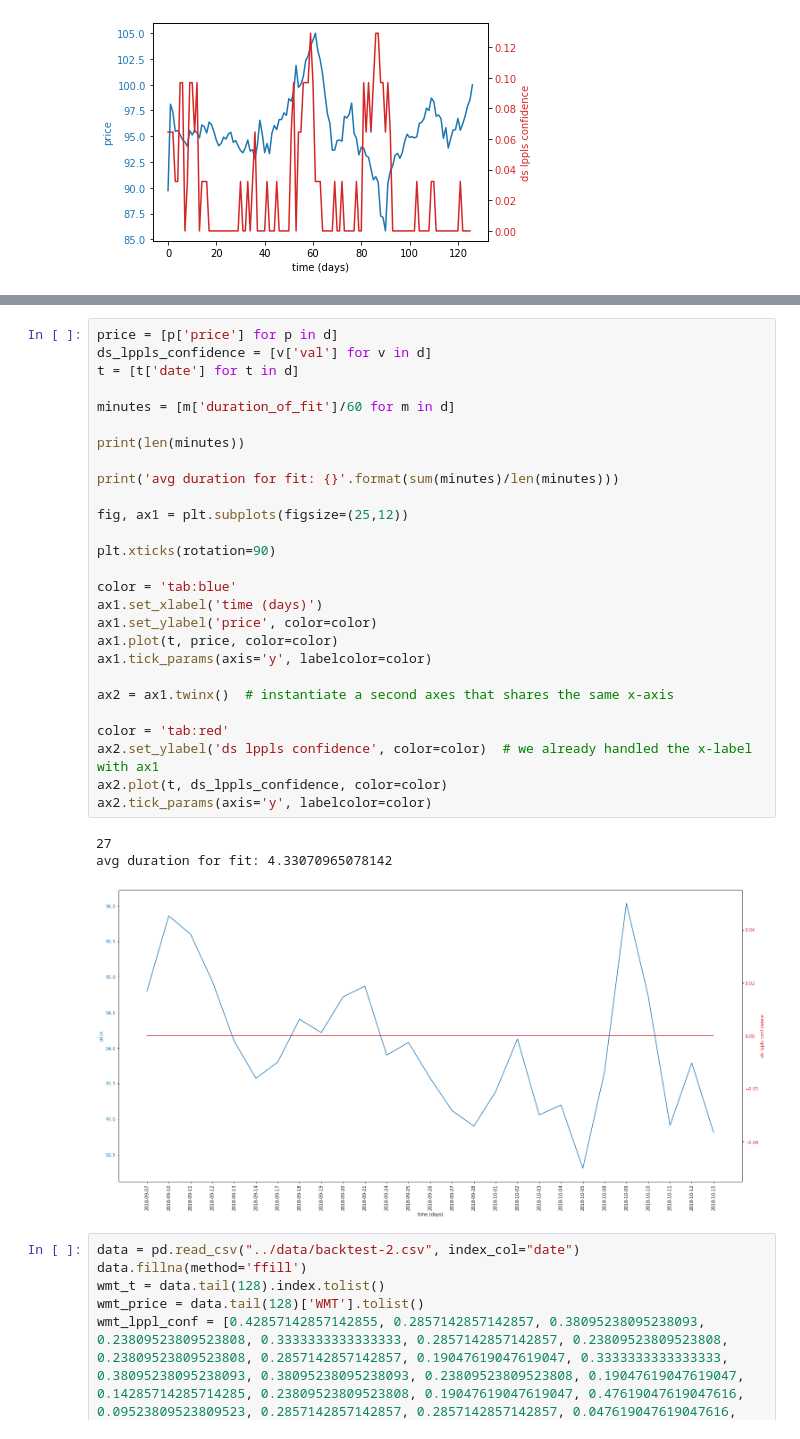
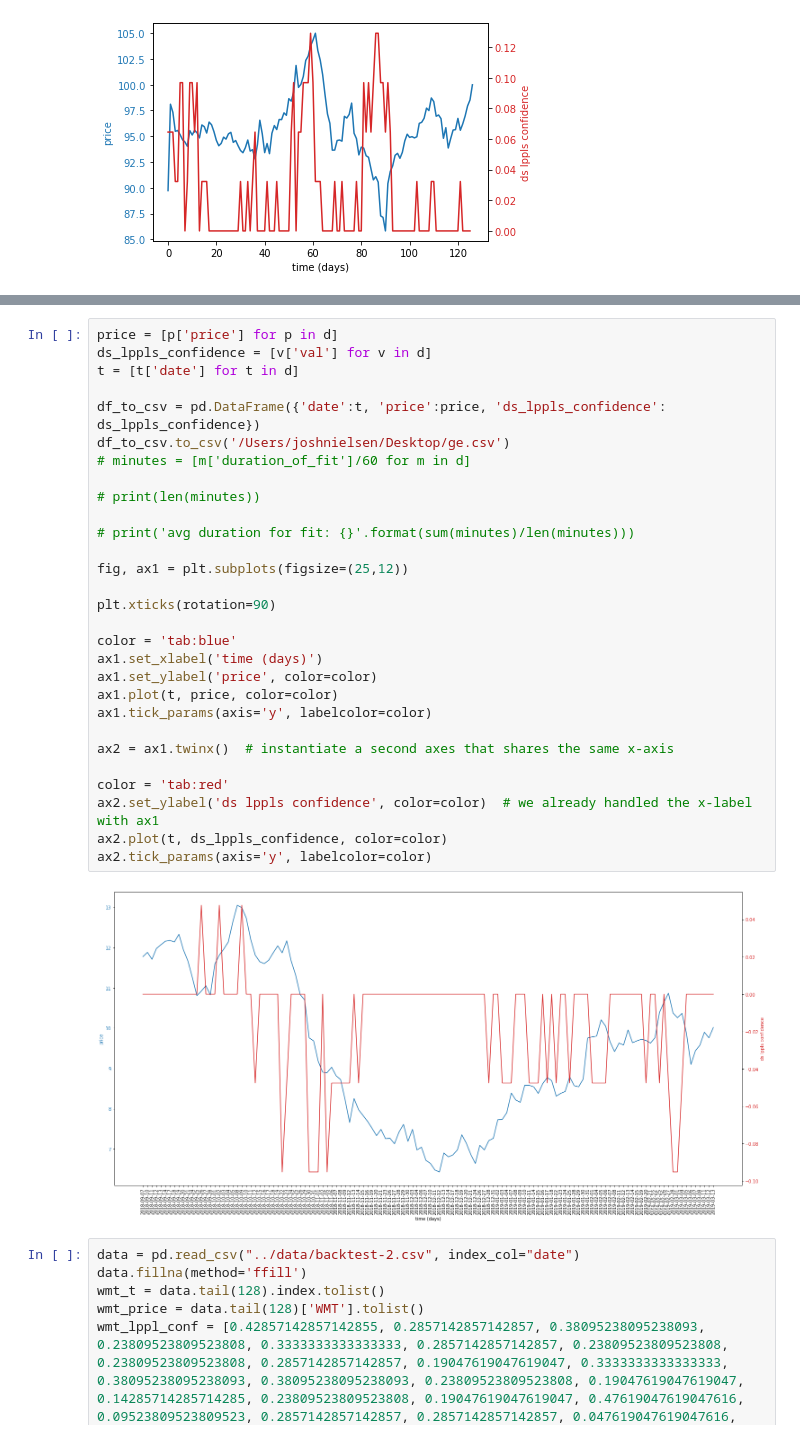
Before and after one commit to Joshwani/learning-lppl, a Jupyter notebook: backtest/plot.ipynb, the cells around one changed output, grey strips where cells are left out. Drawn from its saved outputs; the diff is of its cells as text.

```diff
--- a/backtest/plot.ipynb
+++ b/backtest/plot.ipynb
@@ -32,34 +35,34 @@ d = [{'val': 0.0, 'duration_of_fit': 162.76369190216064, 'date': '2018-09-07', '
 # %%
 price = [p['price'] for p in d]
 ds_lppls_confidence = [v['val'] for v in d]
 t = [t['date'] for t in d]
 
-minutes = [m['duration_of_fit']/60 for m in d]
+df_to_csv = pd.DataFrame({'date':t, 'price':price, 'ds_lppls_confidence': ds_lppls_confidence})
+df_to_csv.to_csv('/Users/joshnielsen/Desktop/ge.csv')
+# minutes = [m['duration_of_fit']/60 for m in d]
 
-print(len(minutes))
+# print(len(minutes))
 
-print('avg duration for fit: {}'.format(sum(minutes)/len(minutes)))
+# print('avg duration for fit: {}'.format(sum(minutes)/len(minutes)))
 
 fig, ax1 = plt.subplots(figsize=(25,12))
 
 plt.xticks(rotation=90)
 
 color = 'tab:blue'
 ax1.set_xlabel('time (days)')
 ax1.set_ylabel('price', color=color)
 ax1.plot(t, price, color=color)
 ax1.tick_params(axis='y', labelcolor=color)
 
 ax2 = ax1.twinx()  # instantiate a second axes that shares the same x-axis
 
 color = 'tab:red'
 ax2.set_ylabel('ds lppls confidence', color=color)  # we already handled the x-label with ax1
 ax2.plot(t, ds_lppls_confidence, color=color)
 ax2.tick_params(axis='y', labelcolor=color)
 # %% [output]
-27
-avg duration for fit: 4.33070965078142
-[figure, old version]
+[figure, new version]
 # %%
 data = pd.read_csv("../data/backtest-2.csv", index_col="date")
 data.fillna(method='ffill')
```
Also changed, not shown: parts of 1 cell of this notebook, 1 other file.
